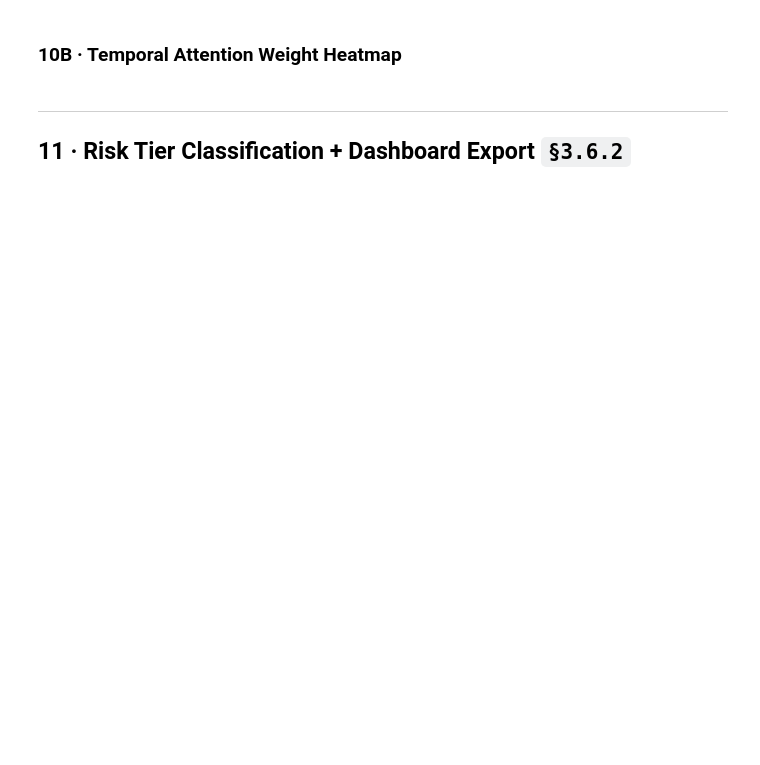
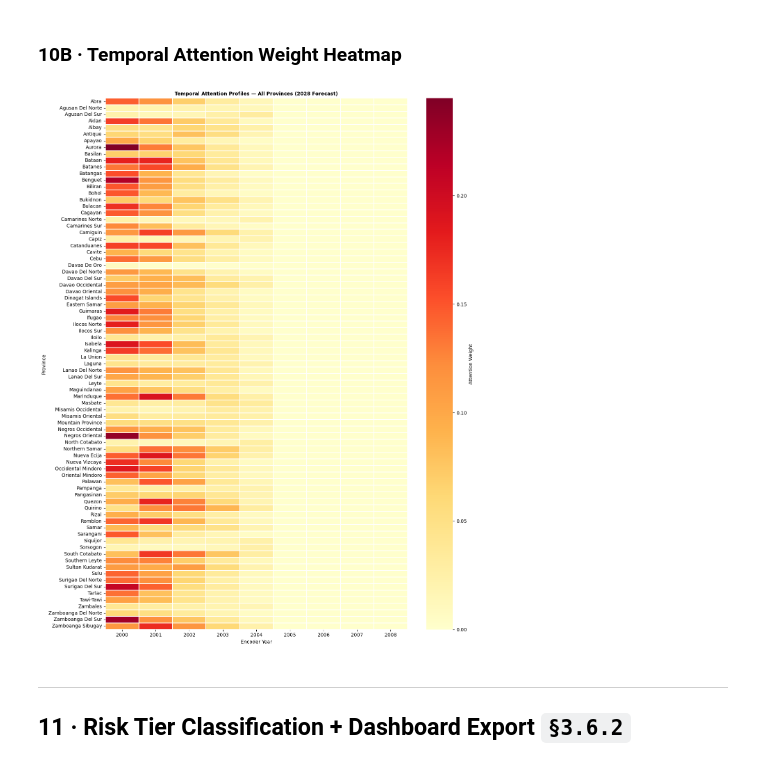
Before and after one commit to Renzo404/Datubase-ph, a Jupyter notebook: notebooks/05_tft_modelling.ipynb, the cells around one changed output. Drawn from its saved outputs; the diff is of its cells as text; code cells hidden in the pictures; blank space fills up the shorter version.

```diff
--- a/notebooks/05_tft_modelling.ipynb
+++ b/notebooks/05_tft_modelling.ipynb
@@ -667,3 +745,82 @@ plt.show()
+# %%
+import torch
+import numpy as np
+import pandas as pd
+import matplotlib.pyplot as plt
+import seaborn as sns
+
+# Extract raw attention from the prediction output directly
+attn_raw = raw_out.output.decoder_attention
+
+# If the model returns it as a list/tuple of tensors (one per forecast horizon), stack them
+if isinstance(attn_raw, (list, tuple)):
+    attn_tensor = torch.stack(attn_raw, dim=1)
+else:
+    attn_tensor = attn_raw
+
+# Squish any extra middle dimensions (like horizons and heads) and average them out
+# This guarantees a clean 2D array of (N_samples, sequence_length)
+attn_mean = attn_tensor.cpu().numpy()
+attn_mean = attn_mean.reshape(attn_mean.shape[0], -1, attn_mean.shape[-1]).mean(axis=1)
+
+encoder_years = list(range(2000, 2000 + ENCODER_LENGTH))
+
+# Map samples to provinces and average
+groups   = raw_out.x['groups'].cpu().numpy().flatten()
+prov_enc = best_model.hparams.get('embedding_labels', {}).get('prov_name', PROVINCES)
+
+# Invert the dictionary so it maps {integer_index: 'Province Name'}
+if isinstance(prov_enc, dict):
+    idx_to_prov = {int(v): str(k) for k, v in prov_enc.items()}
+else:
+    # Fallback if it somehow returned a list
+    idx_to_prov = {i: str(k) for i, k in enumerate(prov_enc)}
+
+attn_accumulator = {prov: [] for prov in PROVINCES}
+for idx_s in range(min(attn_mean.shape[0], len(groups))):
+    p_idx = int(groups[idx_s])
+
+    # Safely get the province name using the inverted dictionary
+    prov = idx_to_prov.get(p_idx, PROVINCES[p_idx % len(PROVINCES)])
+
+    if prov in attn_accumulator:
+        # We only care about the historical encoder window (first ENCODER_LENGTH steps)
+        attn_accumulator[prov].append(attn_mean[idx_s, :ENCODER_LENGTH])
+
+attn_records = []
+for prov, weight_list in attn_accumulator.items():
+    if not weight_list:
+        avg_w = np.zeros(ENCODER_LENGTH)
+    else:
+        avg_w = np.mean(np.stack(weight_list, axis=0), axis=0)
+        if len(avg_w) < ENCODER_LENGTH:
+            avg_w = np.pad(avg_w, (0, ENCODER_LENGTH - len(avg_w)))
+    row = {'prov_name': prov, 'forecast_horizon_year': 2028}
+    for t, yr in enumerate(encoder_years):
+        row[f'attention_weight_{yr}'] = float(avg_w[t])
+    attn_records.append(row)
+
+attn_df = pd.DataFrame(attn_records)
+attn_df.to_csv(RESULTS_DIR / 'tft_attention_weights.csv', index=False)
+
+# Heatmap
+attn_wide = attn_df.set_index('prov_name')[[f'attention_weight_{y}' for y in encoder_years]]
+fig, ax = plt.subplots(figsize=(13, max(6, N_PROVINCES * 0.20)))
+
+sns.heatmap(attn_wide.values, ax=ax,
+            xticklabels=[str(y) for y in encoder_years],
+            yticklabels=attn_df['prov_name'].tolist(),
+            cmap='YlOrRd', linewidths=0.2, linecolor='white',
+            cbar_kws={'label': 'Attention Weight'})
+
+ax.set_title('Temporal Attention Profiles — All Provinces (2028 Forecast)', fontweight='bold', fontsize=10)
+ax.set_xlabel('Encoder Year')
+ax.set_ylabel('Province')
+plt.tight_layout()
+fig.savefig(FIGURES_DIR / 'fig_attention_heatmap.png', dpi=150, bbox_inches='tight')
+plt.show()
+# %% [output]
+[figure, added]
 # %% [markdown]
 ---
 ## 11 · Risk Tier Classification + Dashboard Export `§3.6.2`
```
Also changed, not shown: parts of 16 cells of this notebook, 11 other files.
